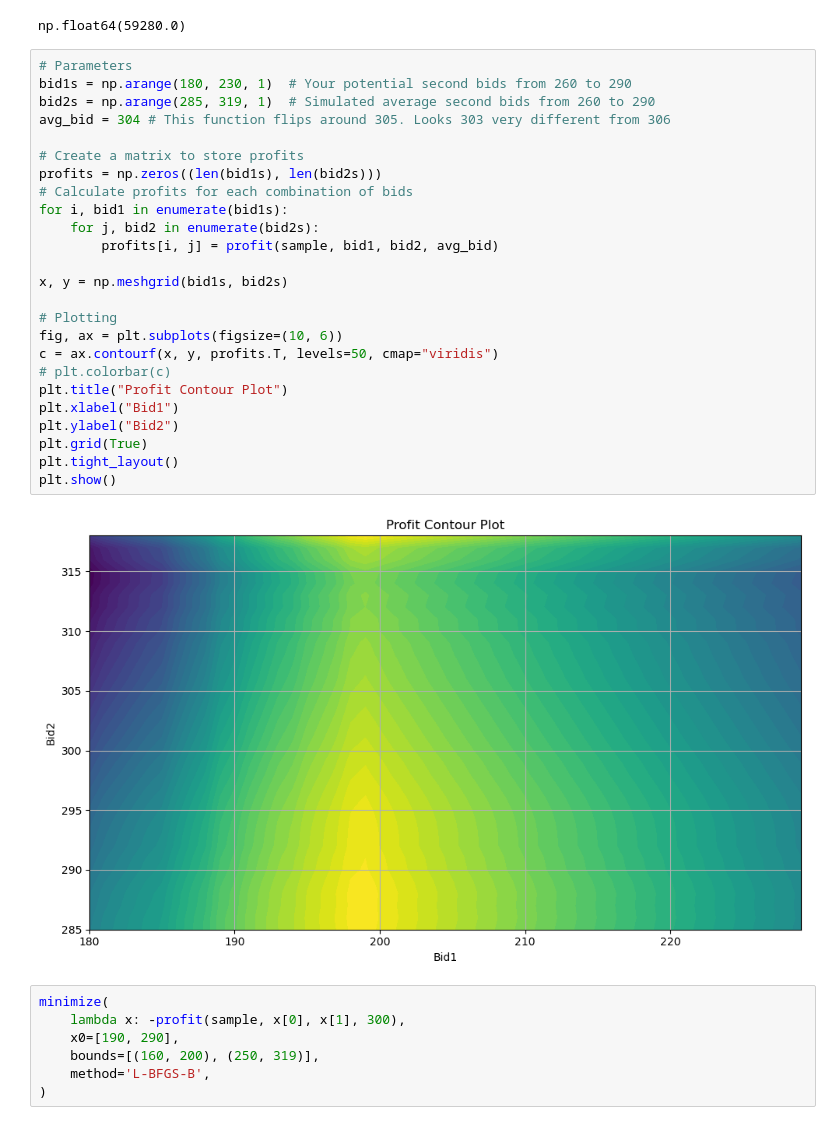
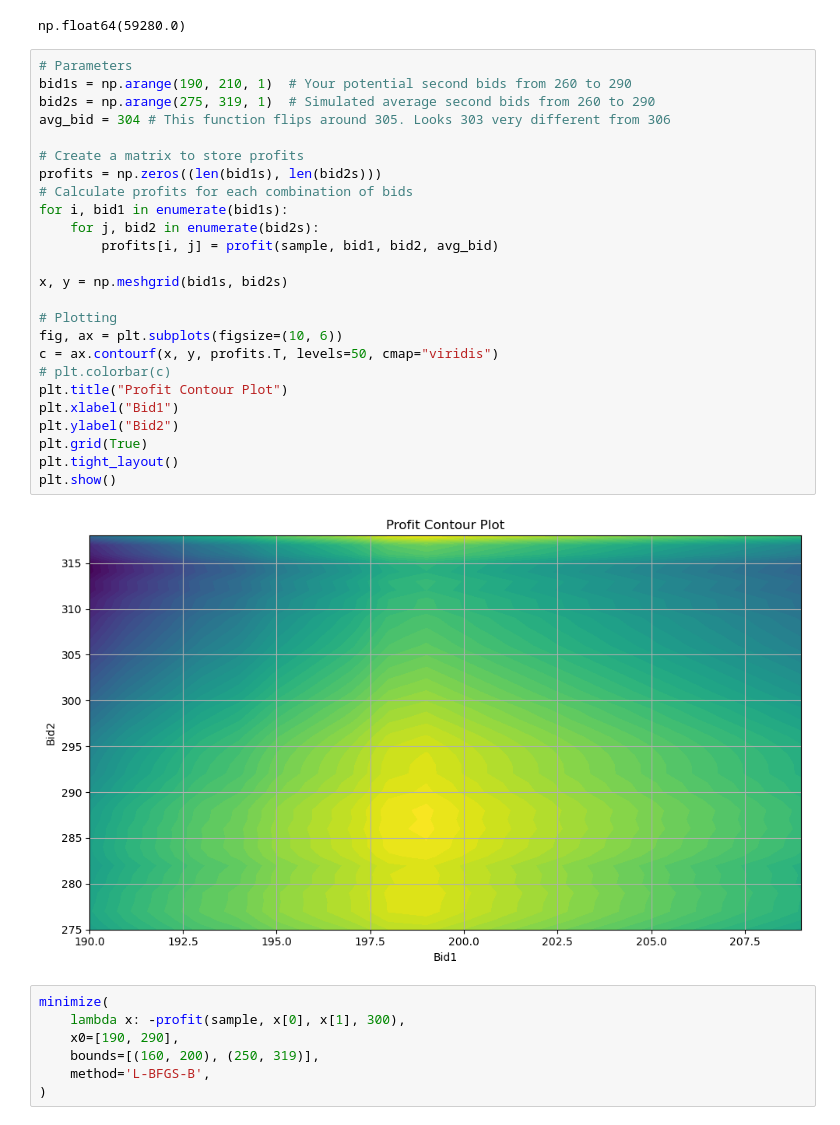
Before and after one commit to iamzr/imc-prosperity-3, a Jupyter notebook: round_3/manual.ipynb, the cells around one changed output. Drawn from its saved outputs; the diff is of its cells as text.

```diff
--- a/round_3/manual.ipynb
+++ b/round_3/manual.ipynb
@@ -53,31 +53,31 @@ profit(sample, 210, 290, 290)
 np.float64(59280.0)
 # %%
 # Parameters
-bid1s = np.arange(180, 230, 1)  # Your potential second bids from 260 to 290
-bid2s = np.arange(285, 319, 1)  # Simulated average second bids from 260 to 290
+bid1s = np.arange(190, 210, 1)  # Your potential second bids from 260 to 290
+bid2s = np.arange(275, 319, 1)  # Simulated average second bids from 260 to 290
 avg_bid = 304 # This function flips around 305. Looks 303 very different from 306
 
 # Create a matrix to store profits
 profits = np.zeros((len(bid1s), len(bid2s)))
 # Calculate profits for each combination of bids
 for i, bid1 in enumerate(bid1s):
     for j, bid2 in enumerate(bid2s):
         profits[i, j] = profit(sample, bid1, bid2, avg_bid)
 
 x, y = np.meshgrid(bid1s, bid2s)
 
 # Plotting
 fig, ax = plt.subplots(figsize=(10, 6))
 c = ax.contourf(x, y, profits.T, levels=50, cmap="viridis")
 # plt.colorbar(c)
 plt.title("Profit Contour Plot")
 plt.xlabel("Bid1")
 plt.ylabel("Bid2")
 plt.grid(True)
 plt.tight_layout()
 plt.show()
 # %% [output]
-[figure, old version]
+[figure, new version]
 # %%
 minimize(
     lambda x: -profit(sample, x[0], x[1], 300),
```
